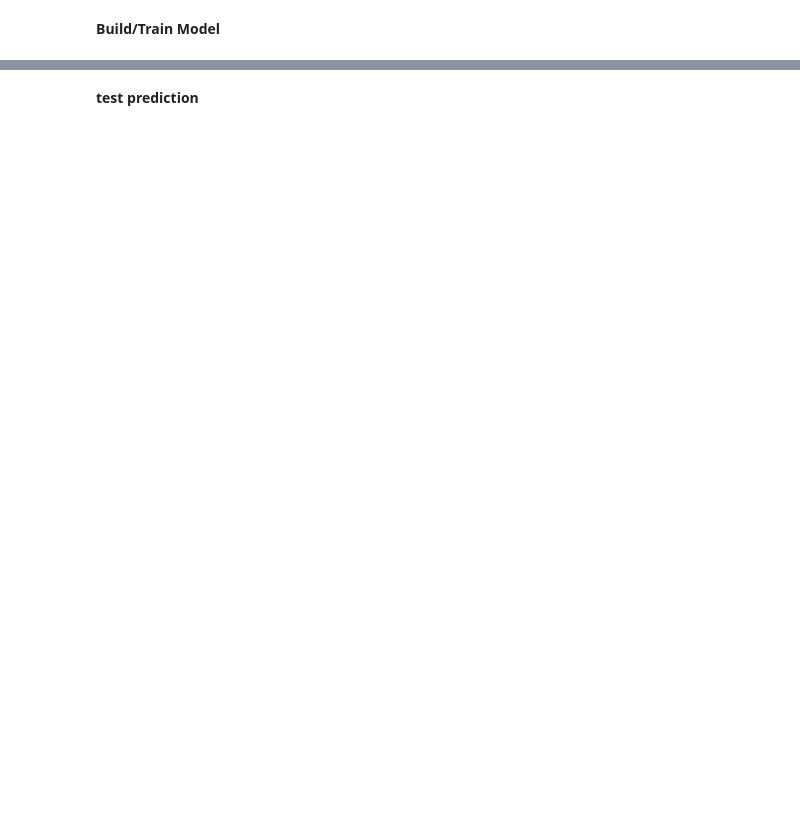
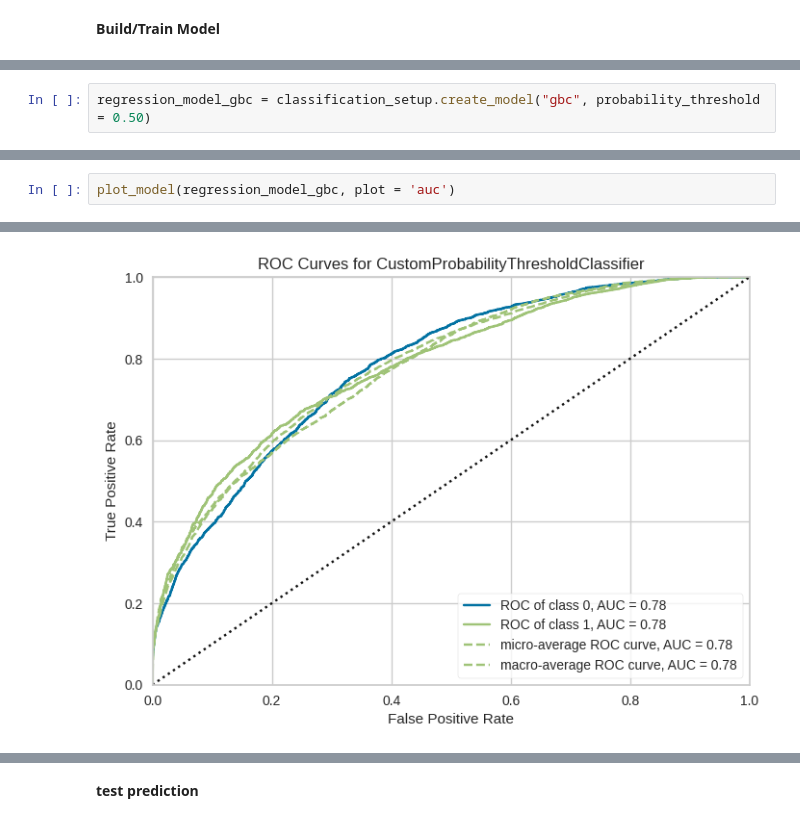
Before and after one commit to sculd/mlb-props, a Jupyter notebook: model_training_run.ipynb, the cells around one changed output, grey strips where cells are left out. Cells and saved outputs as stored; diff of their text form; blank space fills up the shorter version.

```diff
--- a/model_training_run.ipynb
+++ b/model_training_run.ipynb
@@ -144,0 +187,2 @@ see the higher threshold catches smaller portion (recall ~ 5%) but with much hig
+# %%
+regression_model_gbc = classification_setup.create_model("gbc", probability_threshold = 0.50)
@@ -144,0 +206,3 @@ see the higher threshold catches smaller portion (recall ~ 5%) but with much hig
+# %%
+plot_model(regression_model_gbc, plot = 'auc')
+# %% [output]
@@ -144,0 +210 @@ see the higher threshold catches smaller portion (recall ~ 5%) but with much hig
+[figure, added]
```
Also changed, not shown: parts of 31 cells of this notebook, 3 other files.
